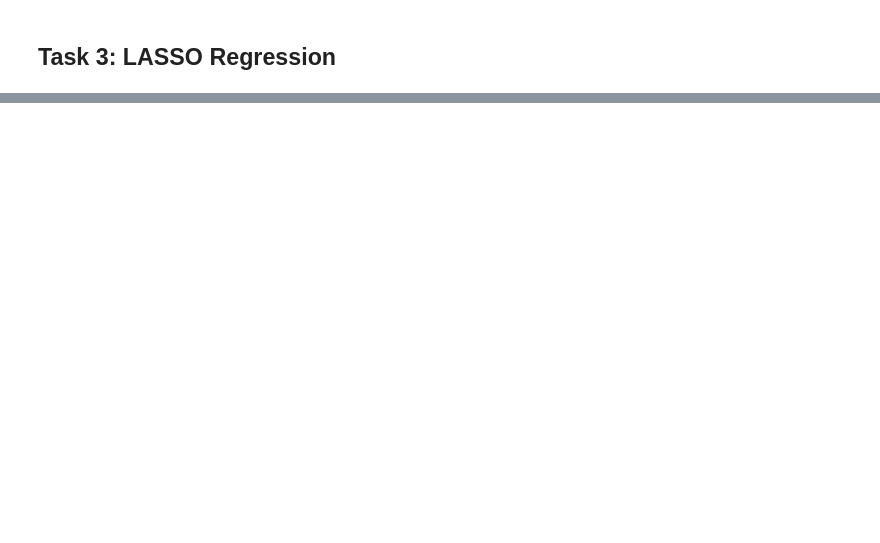
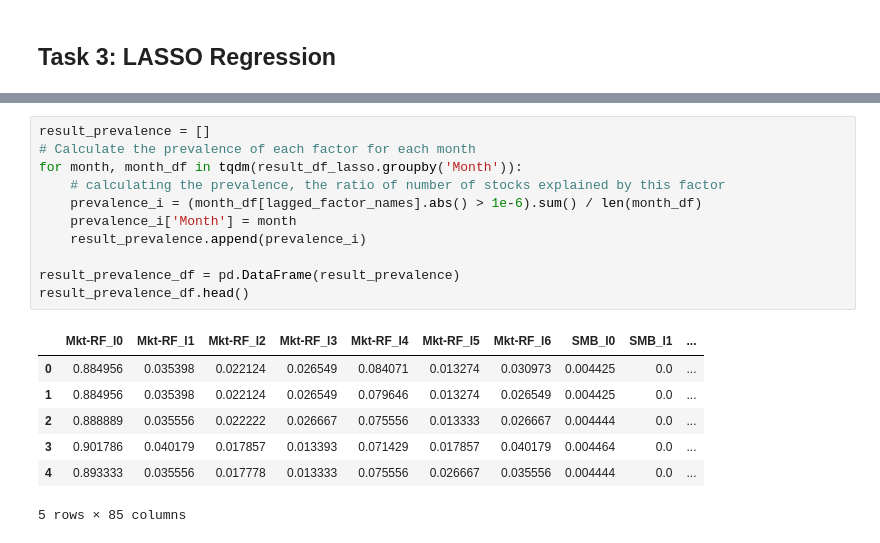
Before and after one commit to yeyechen/HKU-MFIN7034-ML, a Jupyter notebook: coursework_1.ipynb, the cells around one changed output, grey strips where cells are left out. Drawn from its saved outputs; the diff is of its cells as text; blank space fills up the shorter version.

```diff
--- a/coursework_1.ipynb
+++ b/coursework_1.ipynb
@@ -260,0 +371,19 @@ Text(0.5, 0, 'Month')
+# %%
+result_prevalence = []
+# Calculate the prevalence of each factor for each month
+for month, month_df in tqdm(result_df_lasso.groupby('Month')):
+    # calculating the prevalence, the ratio of number of stocks explained by this factor
+    prevalence_i = (month_df[lagged_factor_names].abs() > 1e-6).sum() / len(month_df)
+    prevalence_i['Month'] = month
+    result_prevalence.append(prevalence_i)
+
+result_prevalence_df = pd.DataFrame(result_prevalence)
+result_prevalence_df.head()
+# %% [output]
+|  | Mkt-RF_l0 | Mkt-RF_l1 | Mkt-RF_l2 | Mkt-RF_l3 | Mkt-RF_l4 | Mkt-RF_l5 | Mkt-RF_l6 | SMB_l0 | SMB_l1 | ... |
+| 0 | 0.884956 | 0.035398 | 0.022124 | 0.026549 | 0.084071 | 0.013274 | 0.030973 | 0.004425 | 0.0 | ... |
+| 1 | 0.884956 | 0.035398 | 0.022124 | 0.026549 | 0.079646 | 0.013274 | 0.026549 | 0.004425 | 0.0 | ... |
+| 2 | 0.888889 | 0.035556 | 0.022222 | 0.026667 | 0.075556 | 0.013333 | 0.026667 | 0.004444 | 0.0 | ... |
+| 3 | 0.901786 | 0.040179 | 0.017857 | 0.013393 | 0.071429 | 0.017857 | 0.040179 | 0.004464 | 0.0 | ... |
+| 4 | 0.893333 | 0.035556 | 0.017778 | 0.013333 | 0.075556 | 0.026667 | 0.035556 | 0.004444 | 0.0 | ... |
+5 rows × 85 columns
```
Also changed, not shown: parts of 25 cells of this notebook.
